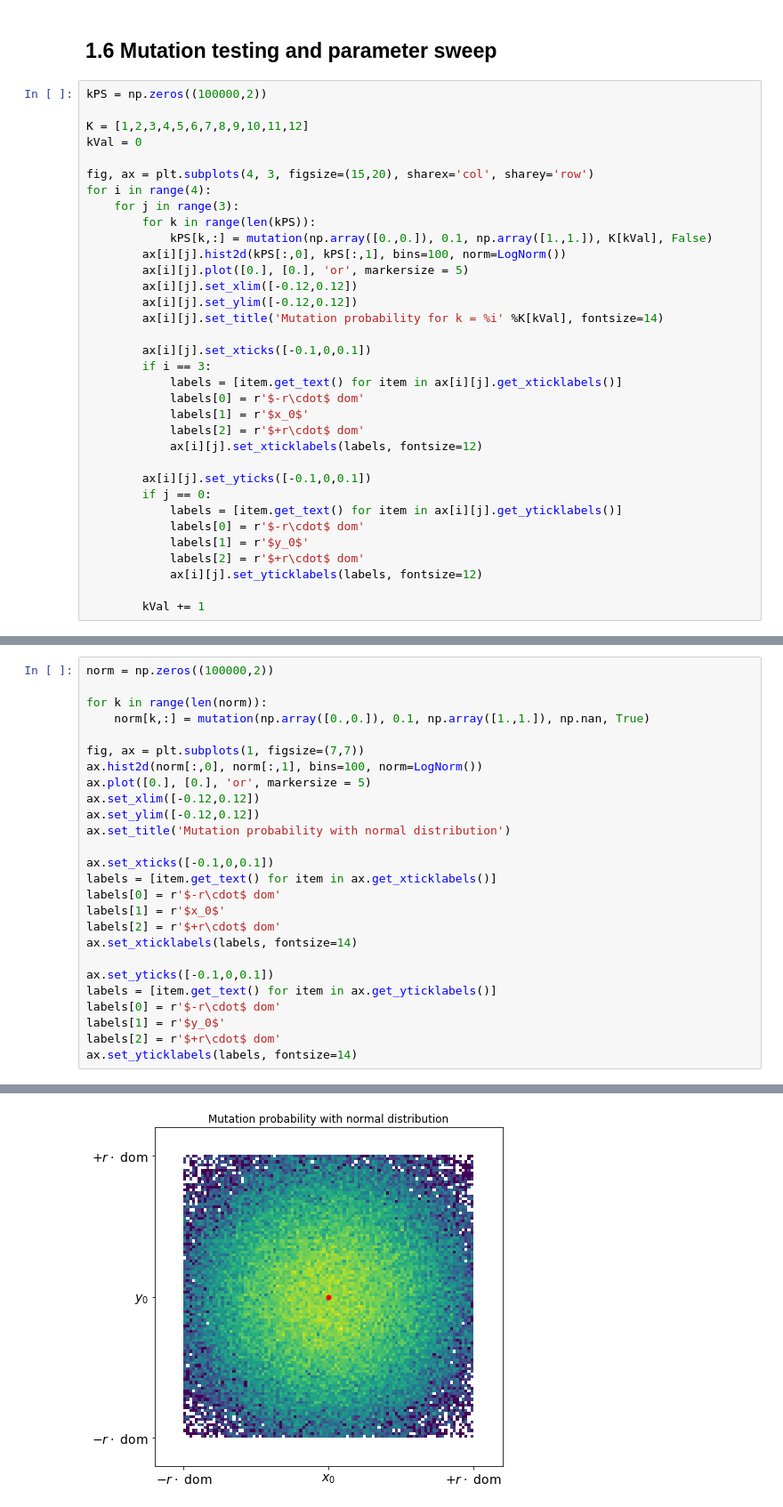
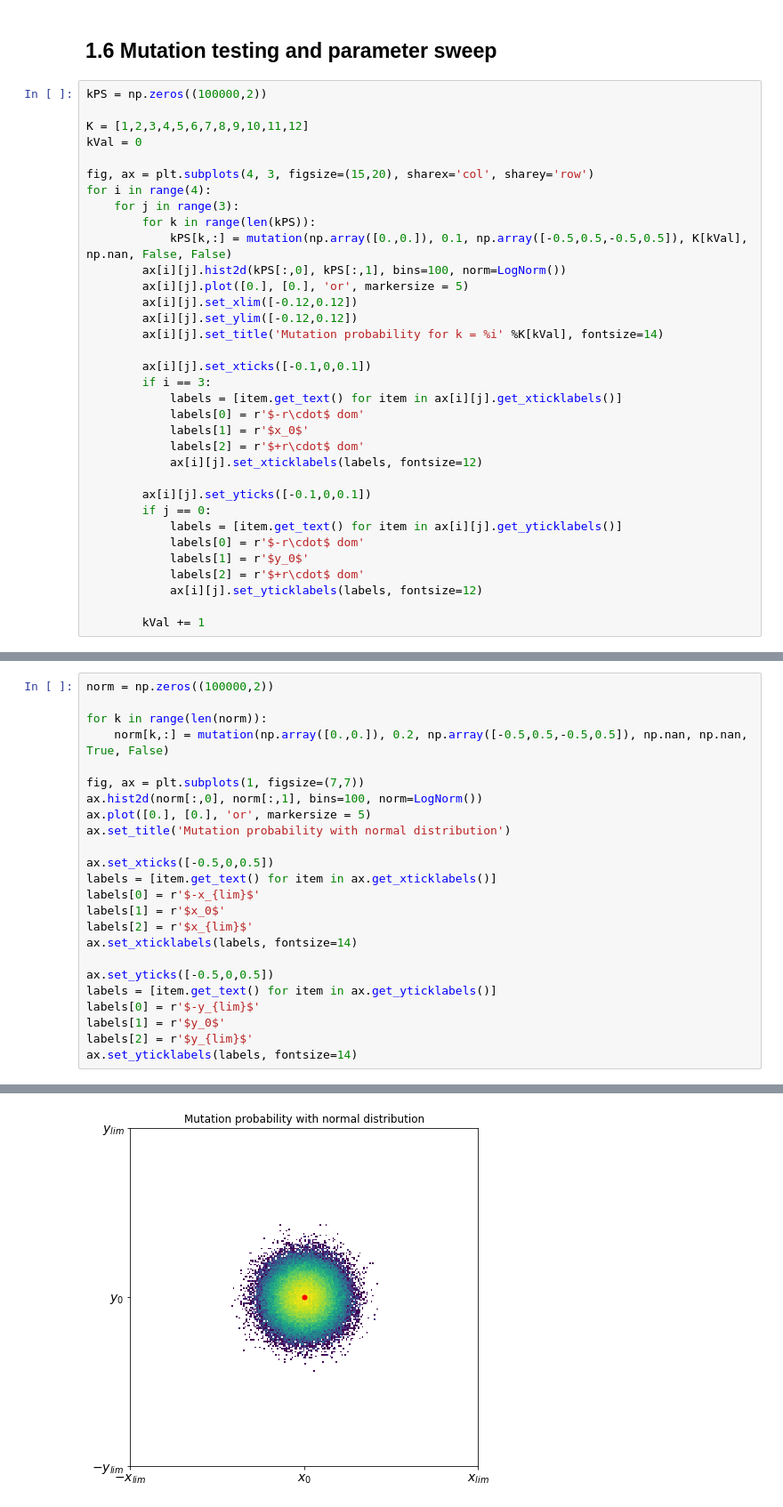
Before and after one commit to jlobatop/GA-CFD-MO, a Jupyter notebook: optimization/NSGA_II.ipynb, the cells around one changed output, grey strips where cells are left out. Shown at 89% size. Cells and saved outputs as stored; diff of their text form.

```diff
--- a/optimization/NSGA_II.ipynb
+++ b/optimization/NSGA_II.ipynb
@@ -729,7 +896,7 @@ fig, ax = plt.subplots(4, 3, figsize=(15,20), sharex='col', sharey='row')
 for i in range(4):
     for j in range(3):
         for k in range(len(kPS)):
-            kPS[k,:] = mutation(np.array([0.,0.]), 0.1, np.array([1.,1.]), K[kVal], False)
+            kPS[k,:] = mutation(np.array([0.,0.]), 0.1, np.array([-0.5,0.5,-0.5,0.5]), K[kVal], np.nan, False, False)
         ax[i][j].hist2d(kPS[:,0], kPS[:,1], bins=100, norm=LogNorm())
         ax[i][j].plot([0.], [0.], 'or', markersize = 5)
         ax[i][j].set_xlim([-0.12,0.12])
@@ -759,26 +926,24 @@ for i in range(4):
 norm = np.zeros((100000,2))
 
 for k in range(len(norm)):
-    norm[k,:] = mutation(np.array([0.,0.]), 0.1, np.array([1.,1.]), np.nan, True)
+    norm[k,:] = mutation(np.array([0.,0.]), 0.2, np.array([-0.5,0.5,-0.5,0.5]), np.nan, np.nan, True, False)
 
 fig, ax = plt.subplots(1, figsize=(7,7))
 ax.hist2d(norm[:,0], norm[:,1], bins=100, norm=LogNorm())
 ax.plot([0.], [0.], 'or', markersize = 5)
-ax.set_xlim([-0.12,0.12])
-ax.set_ylim([-0.12,0.12])
 ax.set_title('Mutation probability with normal distribution')
 
-ax.set_xticks([-0.1,0,0.1])
+ax.set_xticks([-0.5,0,0.5])
 labels = [item.get_text() for item in ax.get_xticklabels()]
-labels[0] = r'$-r\cdot$ dom'
+labels[0] = r'$-x_{lim}$'
 labels[1] = r'$x_0$'
-labels[2] = r'$+r\cdot$ dom'
+labels[2] = r'$x_{lim}$'
 ax.set_xticklabels(labels, fontsize=14)
 
-ax.set_yticks([-0.1,0,0.1])
+ax.set_yticks([-0.5,0,0.5])
 labels = [item.get_text() for item in ax.get_yticklabels()]
-labels[0] = r'$-r\cdot$ dom'
+labels[0] = r'$-y_{lim}$'
 labels[1] = r'$y_0$'
-labels[2] = r'$+r\cdot$ dom'
+labels[2] = r'$y_{lim}$'
 ax.set_yticklabels(labels, fontsize=14)
 # %% [output]
@@ -786 +951 @@ ax.set_yticklabels(labels, fontsize=14)
-[figure, old version]
+[figure, new version]
```
Also changed, not shown: parts of 31 cells of this notebook, 3 other files.
